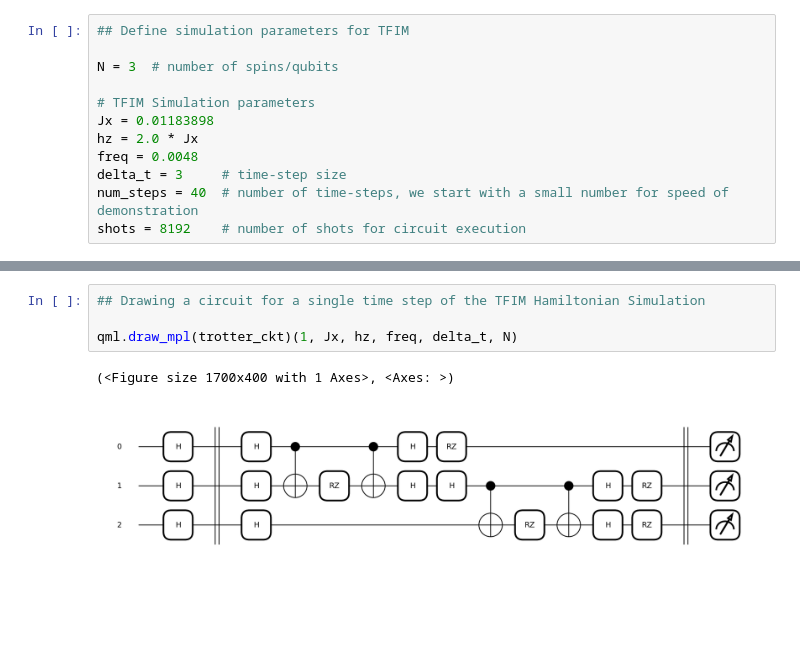
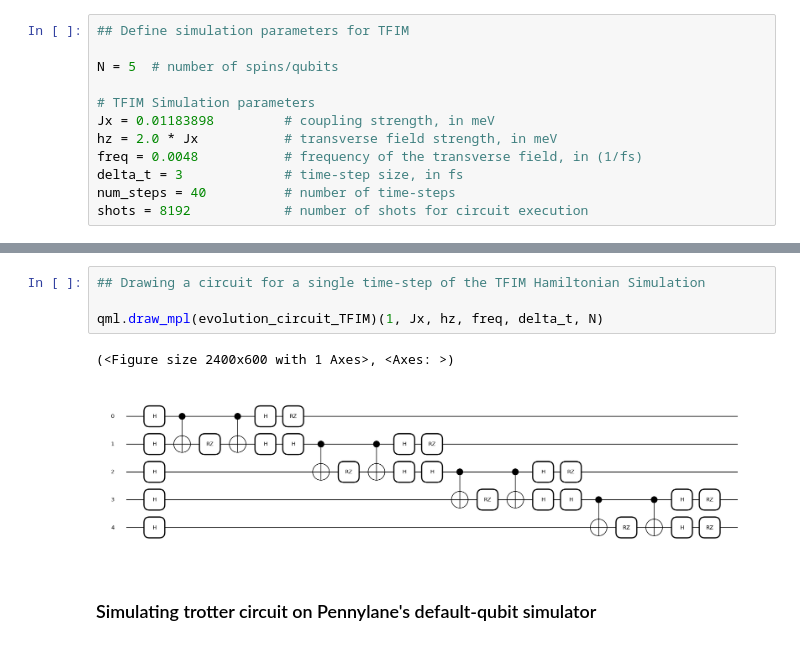
Before and after one commit to pranavi-jain/pennylane, a Jupyter notebook: Heisenberg Model Dynamics/TFIM.ipynb, the cells around one changed output, grey strips where cells are left out. Saved outputs shown, nothing was run; the diff lists cells and outputs as text; blank space fills up the shorter version.

Commit message:
tfim update and xy model

```diff
--- a/Heisenberg Model Dynamics/TFIM.ipynb
+++ b/Heisenberg Model Dynamics/TFIM.ipynb
@@ -24,12 +30,12 @@ Next, we define the parameters of the system and the simulation we wish to run.
 # %%
 ## Define simulation parameters for TFIM
 
-N = 3  # number of spins/qubits
+N = 5  # number of spins/qubits
 
 # TFIM Simulation parameters
-Jx = 0.01183898
-hz = 2.0 * Jx
-freq = 0.0048
-delta_t = 3     # time-step size
-num_steps = 40  # number of time-steps, we start with a small number for speed of demonstration
-shots = 8192    # number of shots for circuit execution
+Jx = 0.01183898         # coupling strength, in meV
+hz = 2.0 * Jx           # transverse field strength, in meV
+freq = 0.0048           # frequency of the transverse field, in (1/fs)
+delta_t = 3             # time-step size, in fs
+num_steps = 40          # number of time-steps
+shots = 8192            # number of shots for circuit execution
@@ -97,7 +109,9 @@ print(trotter_sim_results)
 # %%
-## Drawing a circuit for a single time step of the TFIM Hamiltonian Simulation
+## Drawing a circuit for a single time-step of the TFIM Hamiltonian Simulation
 
-qml.draw_mpl(trotter_ckt)(1, Jx, hz, freq, delta_t, N)
+qml.draw_mpl(evolution_circuit_TFIM)(1, Jx, hz, freq, delta_t, N)
 # %% [output]
-(<Figure size 1700x400 with 1 Axes>, <Axes: >)
+(<Figure size 2400x600 with 1 Axes>, <Axes: >)
-[figure, old version]
+[figure, new version]
+# %% [markdown]
+### Simulating trotter circuit on Pennylane's default-qubit simulator
```
Also changed, not shown: parts of 41 cells of this notebook, 17 other files.
